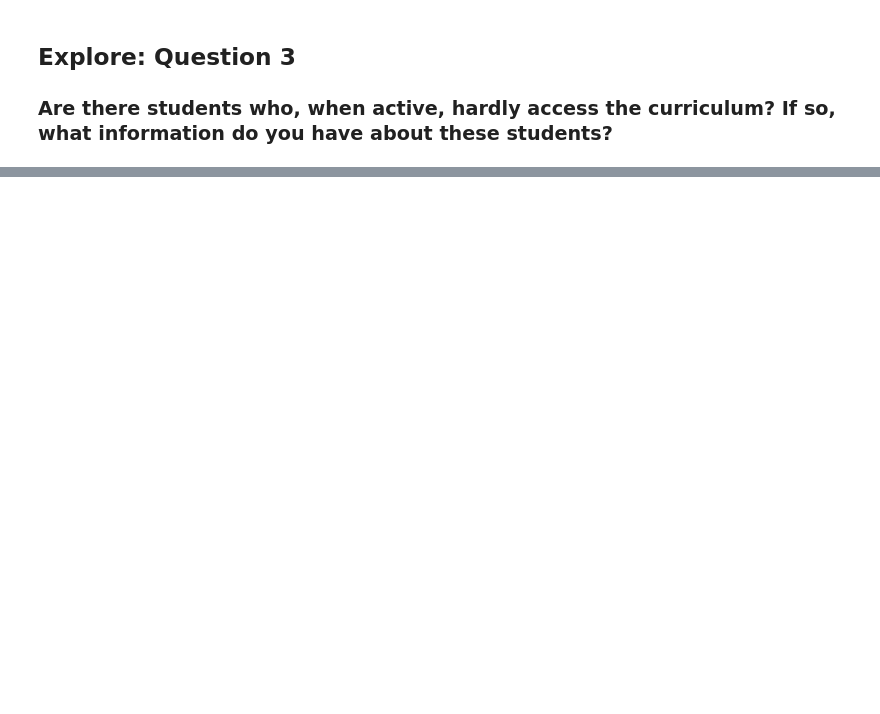
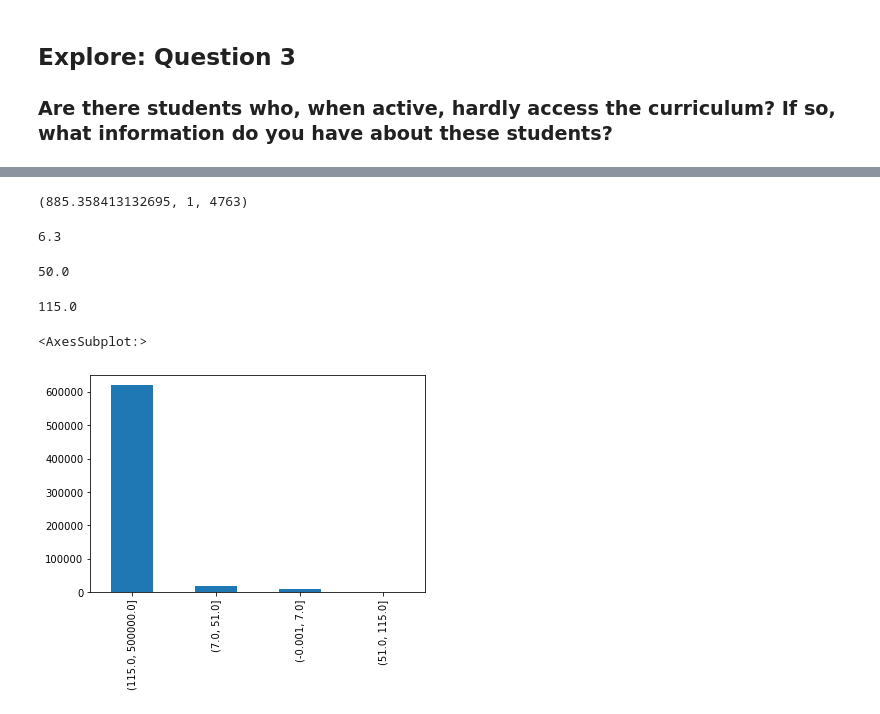
Before and after one commit to bowen-lindsey-shiben-turner/anamoly-detection, a Jupyter notebook: mindy_shiben.ipynb, the cells around one changed output, grey strips where cells are left out. Drawn from its saved outputs; the diff is of its cells as text; code cells hidden in the pictures; blank space fills up the shorter version.

```diff
--- a/mindy_shiben.ipynb
+++ b/mindy_shiben.ipynb
@@ -156,9 +448,0 @@ afgavav
-# %%
-df3 = df3.rename(columns={'program_id': 'program', 'name': 'cohort'})
-#rename columns just for preference
-df3 = df3.dropna()
-#drops nulls, records without sufficient data about student access
-df3['program_access'] = (df3.date_time >= df3.start_date) & (df3.date <= df.end_date)
-# creates boolean column to weed out everything, but active students
-df3 = df3[(df3['program_access'] == True) & (df3.staff == False)]
-#creates df of active students that are not staff
@@ -164,0 +487,21 @@ df3 = df3[(df3['program_access'] == True) & (df3.staff == False)]
+# %%
+counts.mean(), counts.min(), counts.max()
+# %% [output]
+(885.358413132695, 1, 4763)
+# %%
+counts.quantile(.01)
+# %% [output]
+6.3
+# %%
+counts.quantile(.05)
+# %% [output]
+50.0
+# %%
+counts.quantile(.10)
+# %% [output]
+115.0
+# %%
+pd.cut(df3['user_id'], [0, 7 , 51 , 115, 500000], include_lowest=True).value_counts().plot(kind='bar')
+# %% [output]
+<AxesSubplot:>
+[figure, added]
```
Also changed, not shown: parts of 117 cells of this notebook, 1 other file.
